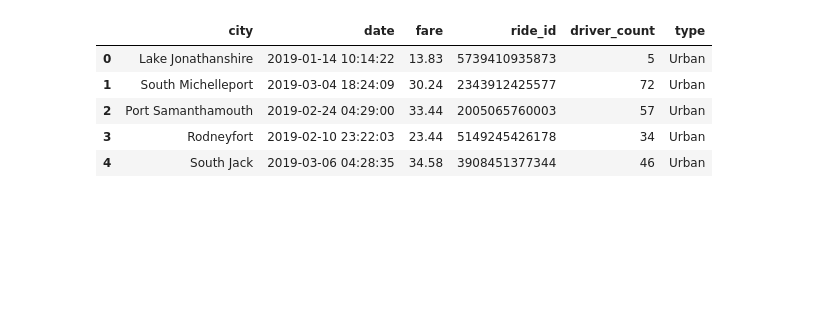
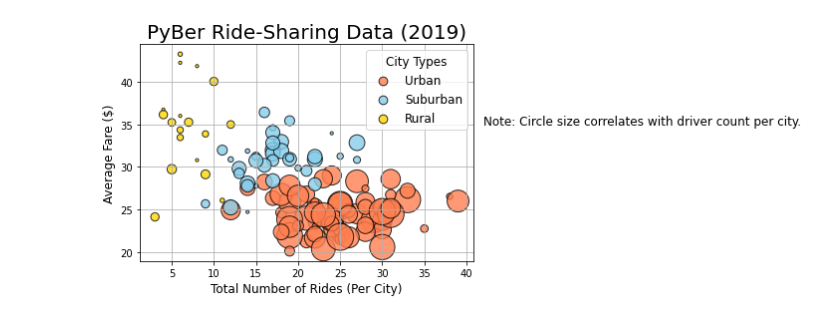
Before and after one commit to soudersmax/PyBer_Analysis, a Jupyter notebook: Pyber.ipynb, the cells around one changed output. Saved outputs shown, nothing was run; the diff lists cells and outputs as text; code cells hidden in the pictures; blank space fills up the shorter version.

Commit message:
Created city type scatter plot

```diff
--- a/Pyber.ipynb
+++ b/Pyber.ipynb
@@ -3,7 +3,7 @@
 # Add Matplotlib inline magic command
 %matplotlib inline
 
-# Dependencies and Setup
+# Dependencies and Setup (imported os so that it would be here if I need to adjust the commands to work later)
 import matplotlib.pyplot as plt
 import pandas as pd
 import os
@@ -37,13 +37,3 @@ ride_data_df.dtypes
 
 # Combine the data into a single dataset
 pyber_data_df = pd.merge(ride_data_df, city_data_df, how="left", on=["city", "city"])
-
-# Display the DataFrame
-pyber_data_df.head()
-# %% [output]
-|  | city | date | fare | ride_id | driver_count | type |
-| 0 | Lake Jonathanshire | 2019-01-14 10:14:22 | 13.83 | 5739410935873 | 5 | Urban |
-| 1 | South Michelleport | 2019-03-04 18:24:09 | 30.24 | 2343912425577 | 72 | Urban |
-| 2 | Port Samanthamouth | 2019-02-24 04:29:00 | 33.44 | 2005065760003 | 57 | Urban |
-| 3 | Rodneyfort | 2019-02-10 23:22:03 | 23.44 | 5149245426178 | 34 | Urban |
-| 4 | South Jack | 2019-03-06 04:28:35 | 34.58 | 3908451377344 | 46 | Urban |
@@ -49,0 +64,53 @@ pyber_data_df.head()
+# %%
+## Construct Bubble Chart
+# Build Urban Cities
+plt.scatter(urban_ride_count, urban_avg_fare,
+            s=10*urban_driver_count,
+            c="coral", ec="k",
+            linewidths=1,
+            alpha=0.8,
+           label="Urban")
+
+# Build Suburban Cities
+plt.scatter(suburban_ride_count, suburban_avg_fare,
+           s=10*suburban_driver_count,
+           c="skyblue", ec="k",
+           linewidths=1,
+           alpha=0.8,
+           label="Suburban")
+
+# Build Rural Cities
+plt.scatter(rural_ride_count, rural_avg_fare,
+            s=10*rural_driver_count,
+            c="gold", ec="k",
+            linewidths=1,
+            alpha=0.8,
+            label="Rural")
+
+# Add chart elements
+plt.title("PyBer Ride-Sharing Data (2019)", fontsize=20)
+plt.ylabel("Average Fare ($)", fontsize=12)
+plt.xlabel("Total Number of Rides (Per City)", fontsize=12)
+plt.grid(True)
+
+# Make uniform formatting for the legend by creating a variable and adding additional parameters for text font size,
+# legend display (mode), number of scatterpoints for each marker, location of the legend, and the title.
+lgnd = plt.legend(fontsize="12", mode="expanded",
+                 scatterpoints=1, loc="best", title="City Types")
+
+# Use handles to set the font size of the marker in a legend to a fixed size
+lgnd.legendHandles[0]._sizes = [75]
+lgnd.legendHandles[1]._sizes = [75]
+lgnd.legendHandles[2]._sizes = [75]
+
+# Increase the fontsize of the legend title to 12
+lgnd.get_title().set_fontsize(12)
+
+# Incorporate a text label about circle size. 42 put the note to the right of the chart and 35 puts it a bit over
+# halfway up the side. Think X and Y coords
+plt.text(42, 35, "Note: Circle size correlates with driver count per city.", fontsize="12")
+
+# Save the figure.
+plt.savefig("analysis/Fig1.png")
+# %% [output]
+[figure, added]
```
Also changed, not shown: parts of 1 cell of this notebook, 1 other file.
